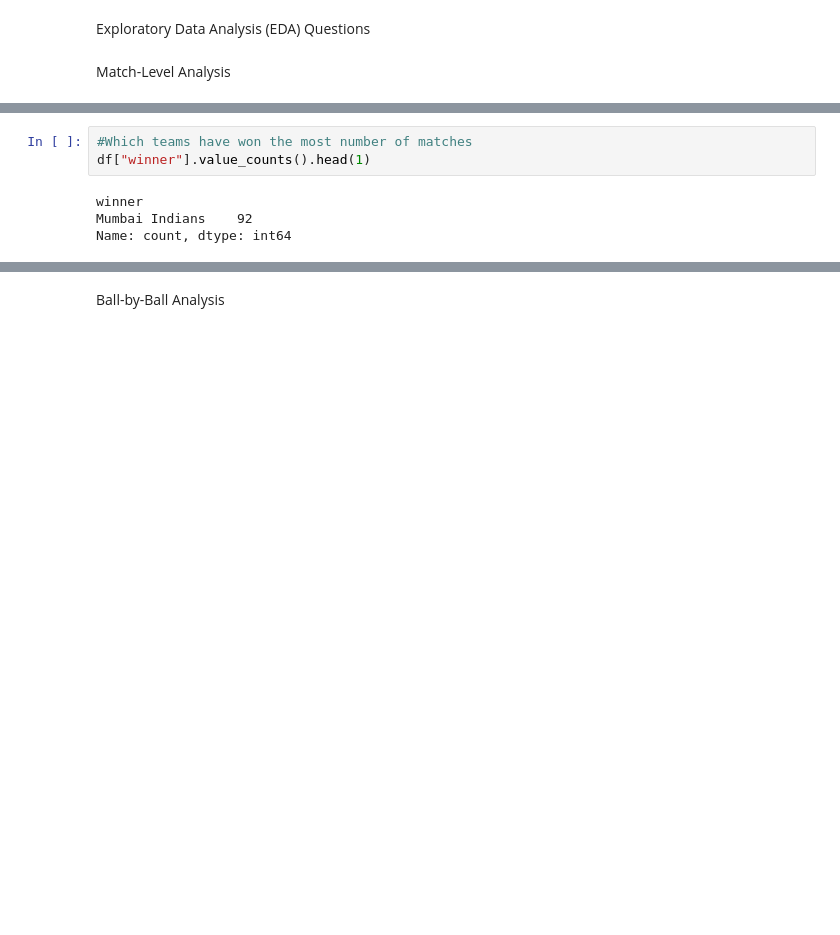
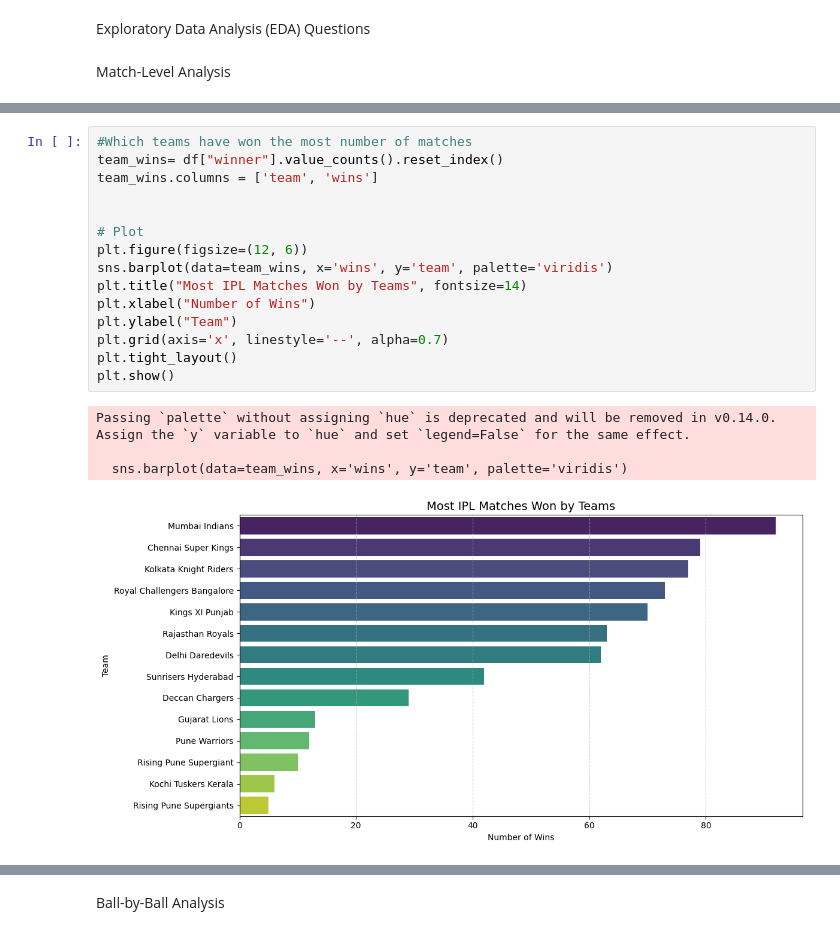
Before and after one commit to YuvanVarshith/Indian_Premier_League_dateset, a Jupyter notebook: notebooks/ipl_eda_analysis.ipynb, the cells around one changed output, grey strips where cells are left out. Saved outputs shown, nothing was run; the diff lists cells and outputs as text; blank space fills up the shorter version.

```diff
--- a/notebooks/ipl_eda_analysis.ipynb
+++ b/notebooks/ipl_eda_analysis.ipynb
@@ -101,9 +105,22 @@ In 2016 60 matches played
 # %%
 #Which teams have won the most number of matches
-df["winner"].value_counts().head(1)
+team_wins= df["winner"].value_counts().reset_index()
+team_wins.columns = ['team', 'wins']
+
+
+# Plot
+plt.figure(figsize=(12, 6))
+sns.barplot(data=team_wins, x='wins', y='team', palette='viridis')
+plt.title("Most IPL Matches Won by Teams", fontsize=14)
+plt.xlabel("Number of Wins")
+plt.ylabel("Team")
+plt.grid(axis='x', linestyle='--', alpha=0.7)
+plt.tight_layout()
+plt.show()
 # %% [output]
-winner
-Mumbai Indians    92
-Name: count, dtype: int64
+Passing `palette` without assigning `hue` is deprecated and will be removed in v0.14.0. Assign the `y` variable to `hue` and set `legend=False` for the same effect.
+
+  sns.barplot(data=team_wins, x='wins', y='team', palette='viridis')
+[figure, added]
 # %%
 # Which venue hosted the most matches?
```
Also changed, not shown: parts of 7 cells of this notebook.
